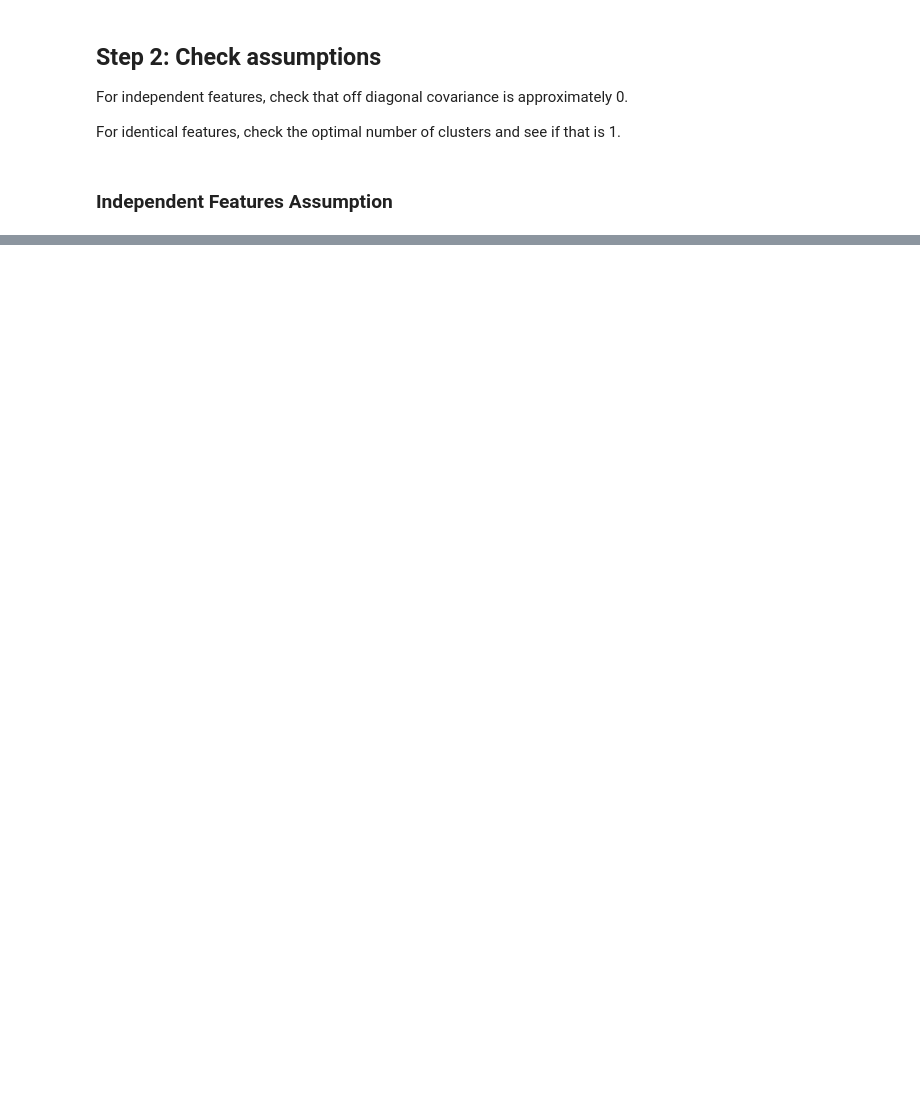
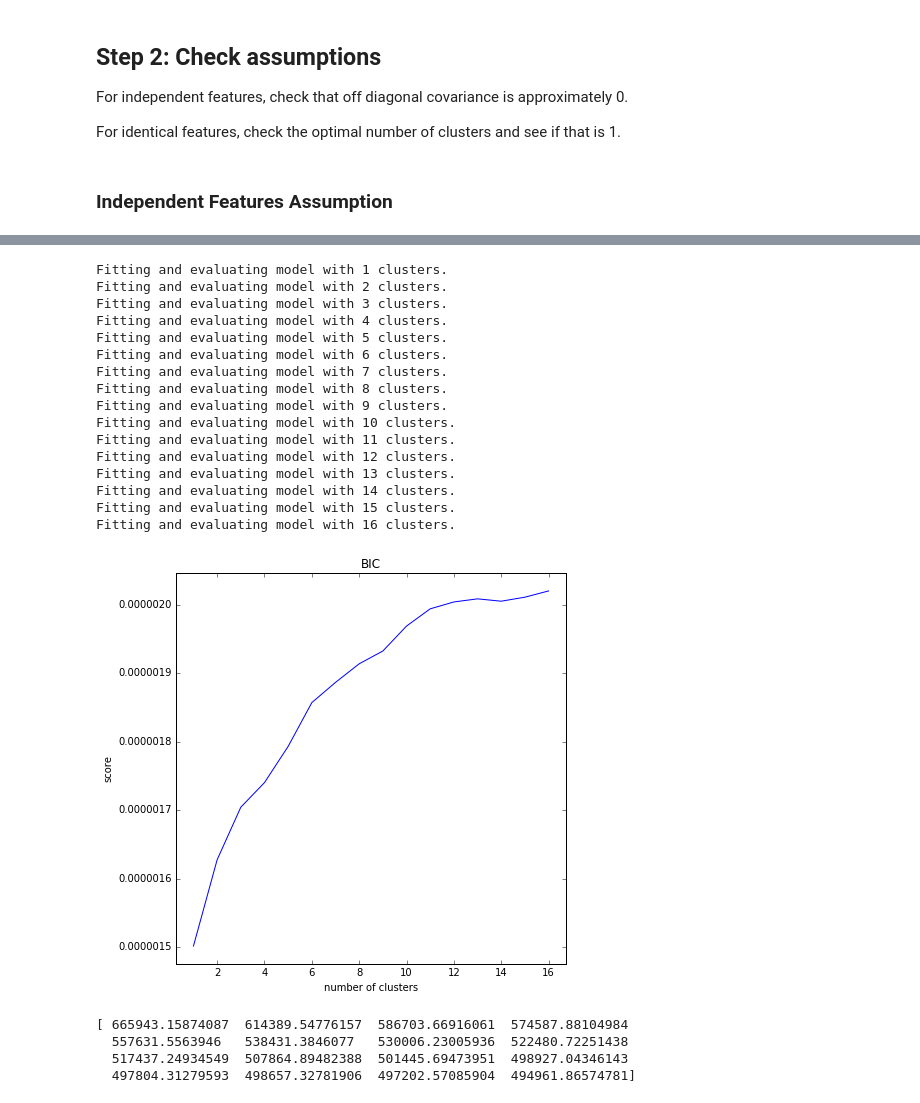
Before and after one commit to Upward-Spiral-Science/spect-team, a Jupyter notebook: Code/Assignment-6/test_assumptions.ipynb, the cells around one changed output, grey strips where cells are left out. Cells and saved outputs as stored; diff of their text form; code cells hidden in the pictures; blank space fills up the shorter version.

```diff
--- a/Code/Assignment-6/test_assumptions.ipynb
+++ b/Code/Assignment-6/test_assumptions.ipynb
@@ -111,0 +179,42 @@ From above, we can conclude that our identical assumption is false.
+# %%
+def evaluate_clusters(X):
+    i = np.linspace(1, 16, 16, dtype='int')
+    bic = np.array(())
+
+    for idx in i:
+        print "Fitting and evaluating model with " + str(idx) + " clusters."
+        gmm = GMM(n_components=idx, n_iter=1000, covariance_type='spherical')
+        gmm.fit(X)
+        bic = np.append(bic, gmm.bic(X))
+    plt.figure(figsize=(7, 7))
+    plt.plot(i, 1.0/bic)
+    plt.title('BIC')
+    plt.ylabel('score')
+    plt.xlabel('number of clusters')
+    plt.show()
+
+    print bic
+# %%
+evaluate_clusters(red_depr)
+# %% [output]
+Fitting and evaluating model with 1 clusters.
+Fitting and evaluating model with 2 clusters.
+Fitting and evaluating model with 3 clusters.
+Fitting and evaluating model with 4 clusters.
+Fitting and evaluating model with 5 clusters.
+Fitting and evaluating model with 6 clusters.
+Fitting and evaluating model with 7 clusters.
+Fitting and evaluating model with 8 clusters.
+Fitting and evaluating model with 9 clusters.
+Fitting and evaluating model with 10 clusters.
+Fitting and evaluating model with 11 clusters.
+Fitting and evaluating model with 12 clusters.
+Fitting and evaluating model with 13 clusters.
+Fitting and evaluating model with 14 clusters.
+Fitting and evaluating model with 15 clusters.
+Fitting and evaluating model with 16 clusters.
+[figure, added]
+[ 665943.15874087  614389.54776157  586703.66916061  574587.88104984
+  557631.5563946   538431.3846077   530006.23005936  522480.72251438
+  517437.24934549  507864.89482388  501445.69473951  498927.04346143
+  497804.31279593  498657.32781906  497202.57085904  494961.86574781]
```
Also changed, not shown: parts of 12 cells of this notebook.
